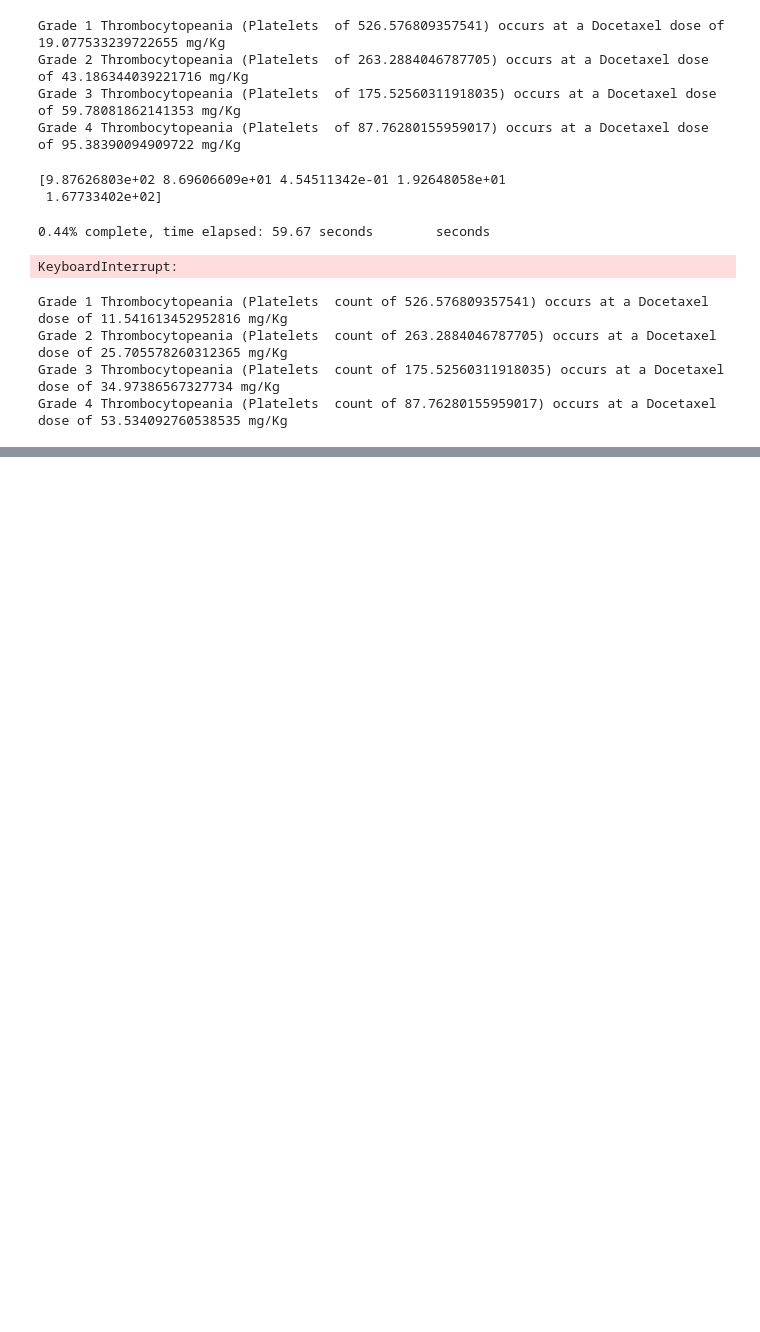
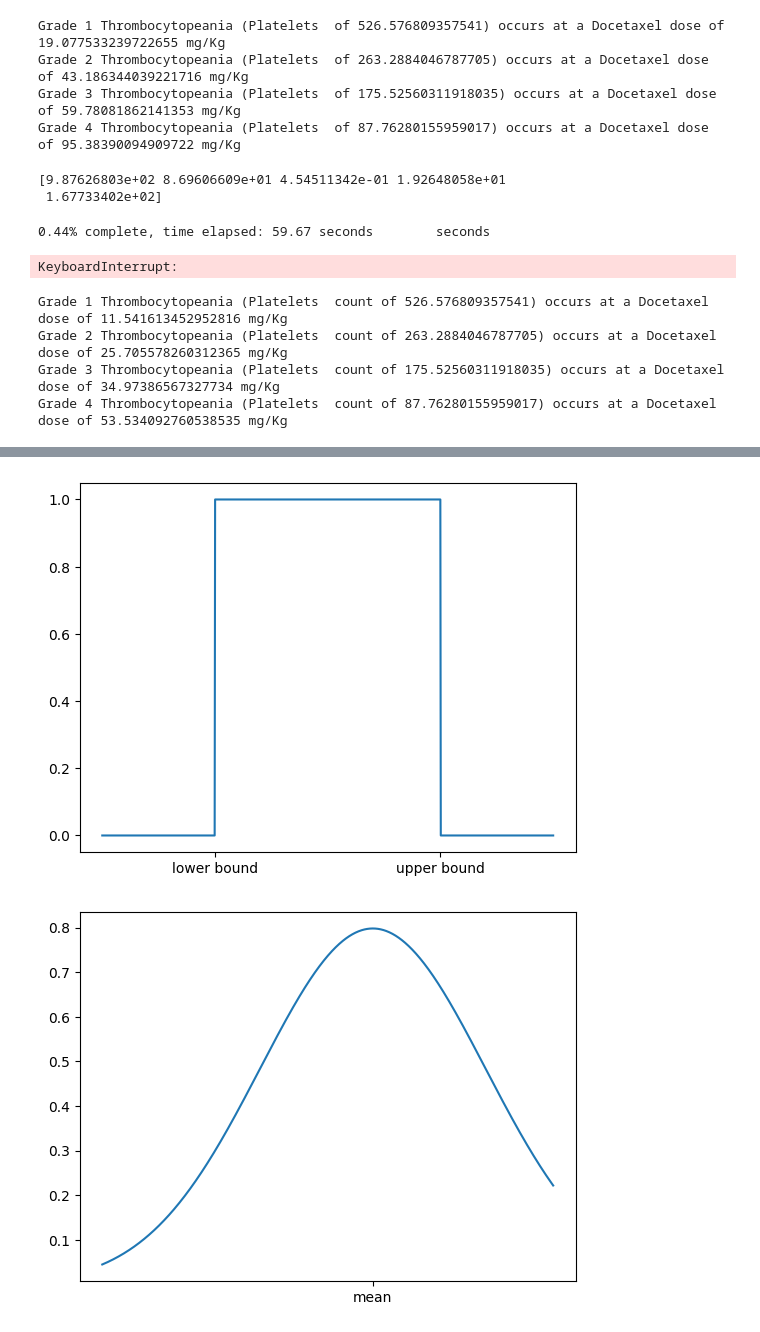
Before and after one commit to Rebecca-Rumney/Myleotoxicity-PKPD, a Jupyter notebook: Notebooks/7_Conclusion.ipynb, the cells around one changed output, grey strips where cells are left out. Drawn from its saved outputs; the diff is of its cells as text; code cells hidden in the pictures; blank space fills up the shorter version.

```diff
--- a/Notebooks/7_Conclusion.ipynb
+++ b/Notebooks/7_Conclusion.ipynb
@@ -489,0 +522,36 @@ plt.show()
+# %%
+import numpy as np
+import matplotlib.pyplot as plt
+from scipy.stats import norm, uniform
+
+x_axis = np.linspace(-0.5, 1.5, 1000)
+# Plot "Hyper-Prior"
+hypprior = uniform.pdf(x_axis)
+plt.plot(x_axis, hypprior)
+plt.xlabel("Hyper Parameter")
+plt.xticks([0.0, 1.0], ["lower bound", "upper bound"], rotation='horizontal')
+
+plt.savefig(image_file+"hyp-prior.svg")
+plt.show()
+
+# Plot Prior. Mean = 0.7, SD = 0.5.
+prior = norm.pdf(x_axis,0.7,0.5)
+plt.plot(x_axis, prior)
+plt.xticks([0.7], ["mean"], rotation='horizontal')
+plt.xlabel("Individual Parameter")
+plt.savefig(image_file+"ind-prior.svg")
+plt.show()
+
+# Plot Likelihood.
+n_ind = 9
+true = norm.rvs(0.7, 0.3, n_ind)
+var = uniform.rvs(0.1, 0.5, n_ind)
+for x in range(0, n_ind):
+    Likelihood = norm.pdf(x_axis, true[x], var[x])
+    plt.plot(x_axis, Likelihood)
+plt.xlabel("Individual Parameter")
+plt.savefig(image_file+"ind-likelihood.svg")
+plt.show()
+# %% [output]
+[figure, added]
+[figure, added]
```
Also changed, not shown: parts of 4 cells of this notebook, 10 other files.
